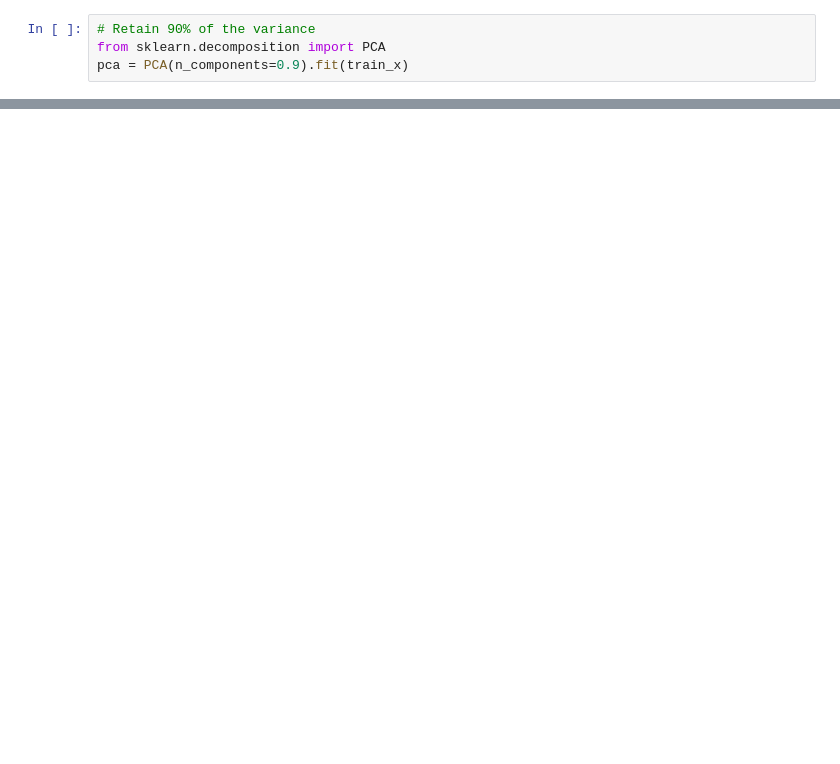
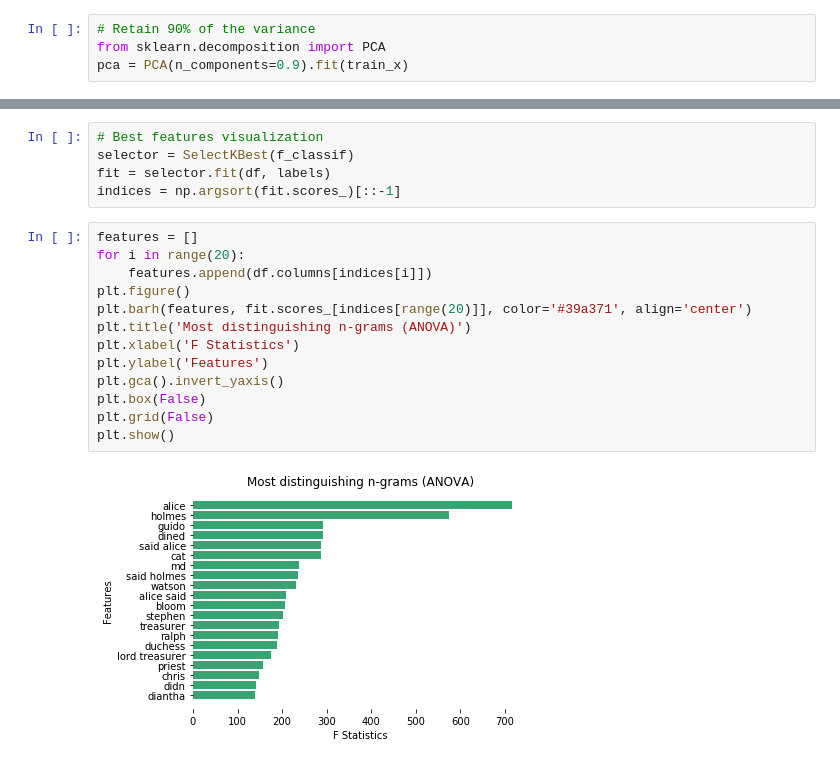
Before and after one commit to ewenw/AuthorML, a Jupyter notebook: Project.ipynb, the cells around one changed output, grey strips where cells are left out. Drawn from its saved outputs; the diff is of its cells as text; blank space fills up the shorter version.

```diff
--- a/Project.ipynb
+++ b/Project.ipynb
@@ -101,0 +330,20 @@ rfc.score(test_x_reduced, test_y)
+# %%
+# Best features visualization
+selector = SelectKBest(f_classif)
+fit = selector.fit(df, labels)
+indices = np.argsort(fit.scores_)[::-1]
+# %%
+features = []
+for i in range(20):
+    features.append(df.columns[indices[i]])
+plt.figure()
+plt.barh(features, fit.scores_[indices[range(20)]], color='#39a371', align='center')
+plt.title('Most distinguishing n-grams (ANOVA)')
+plt.xlabel('F Statistics')
+plt.ylabel('Features')
+plt.gca().invert_yaxis()
+plt.box(False)
+plt.grid(False)
+plt.show()
+# %% [output]
+[figure, added]
```
Also changed, not shown: parts of 33 cells of this notebook, 1 other file.
